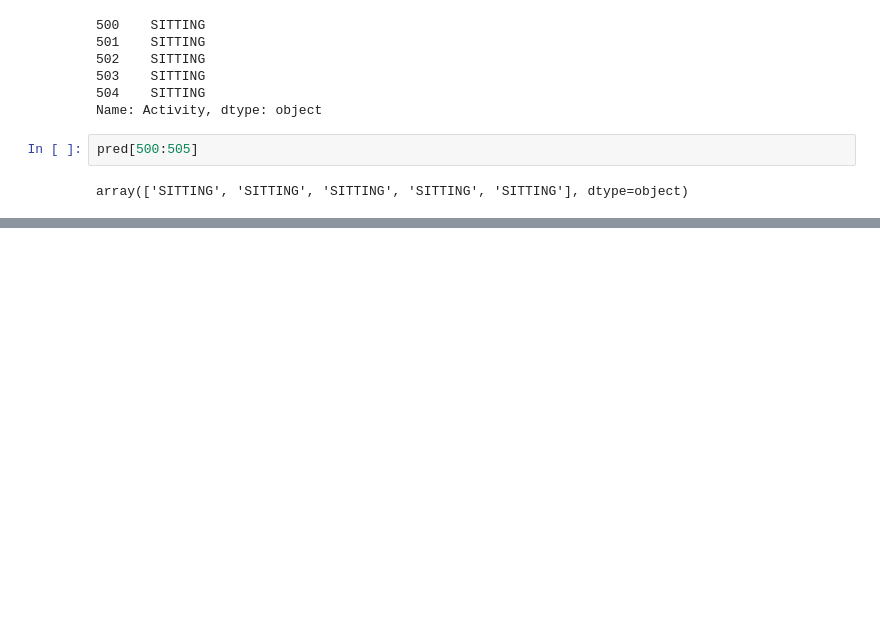
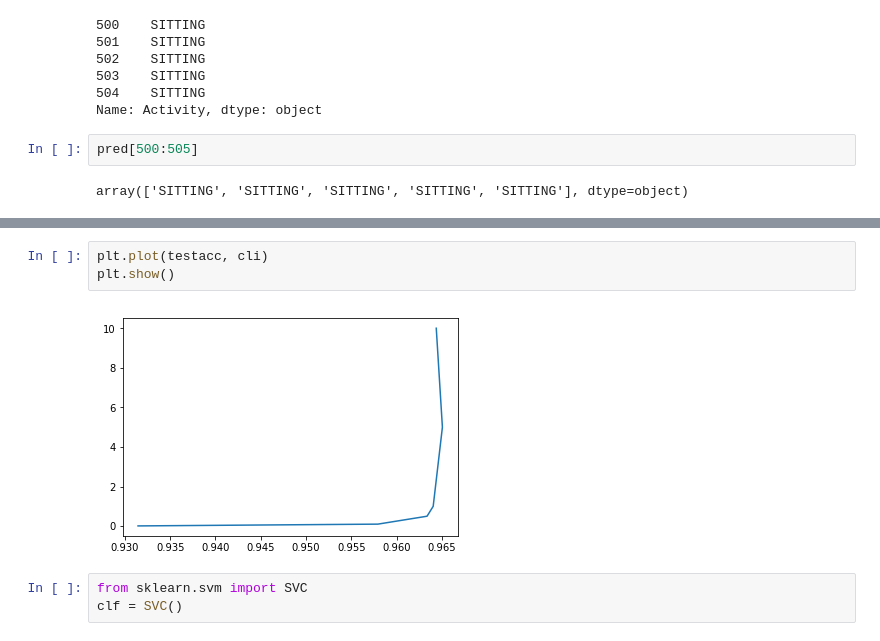
Before and after one commit to gokulramanaa/Human-Activity-Recognition-with-Smartphones, a Jupyter notebook: Human_Activity_Recognition.ipynb, the cells around one changed output, grey strips where cells are left out. Drawn from its saved outputs; the diff is of its cells as text; blank space fills up the shorter version.

```diff
--- a/Human_Activity_Recognition.ipynb
+++ b/Human_Activity_Recognition.ipynb
@@ -168,0 +219,8 @@ accuracy_score(y_true = y_train, y_pred = pred)
+# %%
+plt.plot(testacc, cli)
+plt.show()
+# %% [output]
+[figure, added]
+# %%
+from sklearn.svm import SVC
+clf = SVC()
```
Also changed, not shown: parts of 15 cells of this notebook.
